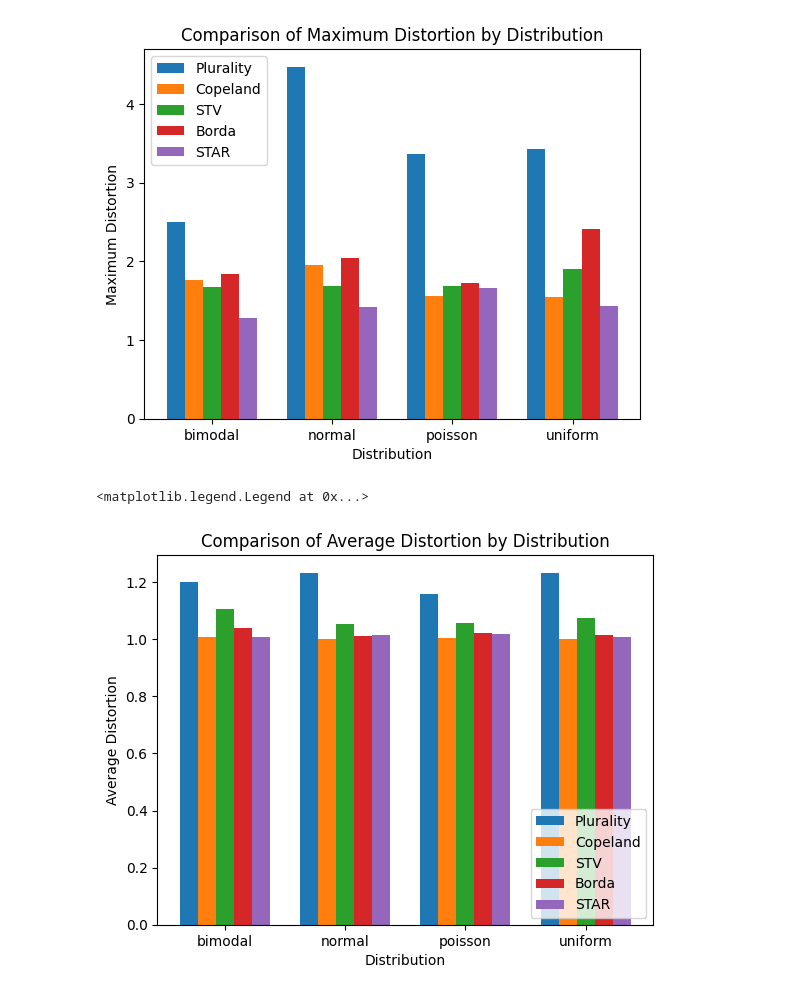
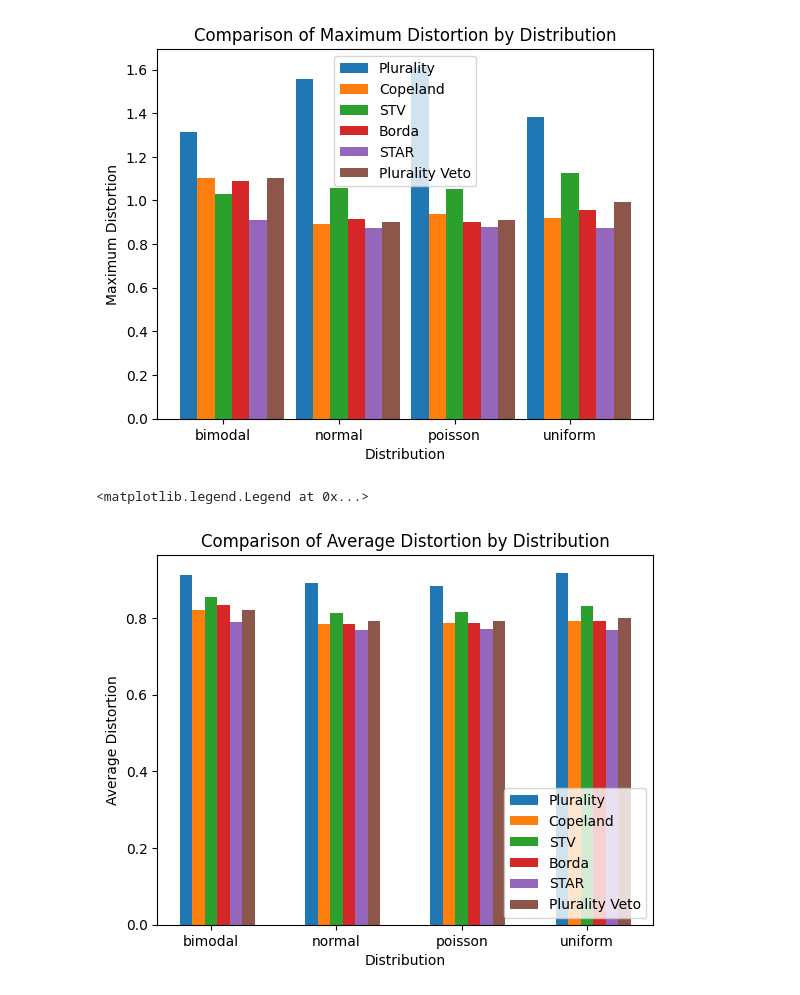
Before and after one commit to nguyetmle/voting-distortion, a Jupyter notebook: Visualization2D.ipynb, the cells around one changed output. Cells and saved outputs as stored; diff of their text form; code cells hidden in the pictures.

Commit message:
add plurality veto

```diff
--- a/Visualization2D.ipynb
+++ b/Visualization2D.ipynb
@@ -6,7 +6,7 @@ import pandas as pd
 import numpy as np
 # %%
 #read the output file
-df = pd.read_csv("output.csv")
+df = pd.read_csv("output3D.csv")
 df.head()
 df.info()
 # %% [output]
@@ -99,34 +102,36 @@ group_by_distribution
 distribution = group_by_distribution.index
 plurality_max = group_by_distribution["Plurality_Distortion_max"]
 copeland_max = group_by_distribution["Copeland_Distortion_max"]
 stv_max = group_by_distribution["STV_Distortion_max"]
 borda_max = group_by_distribution["Borda_Distortion_max"]
 star_max = group_by_distribution["STAR_Distortion_max"]
+pluralityVeto_max = group_by_distribution["PluralityVeto_Distortion_max"]
 
 # Set the width of each bar
 bar_width = 0.15
 
 # Define x-axis positions for the bars
 x = np.arange(len(distribution))
 
 # Create the bar plots for each distortion metric
 plt.bar(x - 2 * bar_width, plurality_max, width=bar_width, label="Plurality")
 plt.bar(x - bar_width, copeland_max, width=bar_width, label="Copeland")
 plt.bar(x, stv_max, width=bar_width, label="STV")
 plt.bar(x + bar_width, borda_max, width=bar_width, label="Borda")
 plt.bar(x + 2 * bar_width, star_max, width=bar_width, label="STAR")
+plt.bar(x + 3 * bar_width, pluralityVeto_max, width=bar_width, label="Plurality Veto")
 
 # Customize the plot
 plt.xlabel("Distribution")
 plt.ylabel("Maximum Distortion")
 plt.title("Comparison of Maximum Distortion by Distribution")
 plt.xticks(x, distribution)
 plt.legend()
 
 # Show the plot
 plt.show()
 # %% [output]
-[figure, old version]
+[figure, new version]
 # %%
 # Extract the data
 distribution = group_by_distribution.index
@@ -135,9 +140,10 @@ copeland_avg = group_by_distribution["Copeland_Distortion_avg"]
 stv_avg = group_by_distribution["STV_Distortion_avg"]
 borda_avg = group_by_distribution["Borda_Distortion_avg"]
 star_avg = group_by_distribution["STAR_Distortion_avg"]
+pluralityVeto_avg = group_by_distribution["PluralityVeto_Distortion_avg"]
 
 # Set the width of each bar
-bar_width = 0.15
+bar_width = 0.1
 
 # Define x-axis positions for the bars
 x = np.arange(len(distribution))
@@ -148,6 +154,7 @@ plt.bar(x - bar_width, copeland_avg, width=bar_width, label="Copeland")
 plt.bar(x, stv_avg, width=bar_width, label="STV")
 plt.bar(x + bar_width, borda_avg, width=bar_width, label="Borda")
 plt.bar(x + 2 * bar_width, star_avg, width=bar_width, label="STAR")
+plt.bar(x + 3 * bar_width, pluralityVeto_avg, width=bar_width, label="Plurality Veto")
 
 # Customize the plot
 plt.xlabel("Distribution")
@@ -157,5 +164,5 @@ plt.xticks(x, distribution)
 plt.legend(loc='lower right')
 # %% [output]
 <matplotlib.legend.Legend at 0x...>
-[figure, old version]
+[figure, new version]
 # %%
```
Also changed, not shown: parts of 17 cells of this notebook, 4 other files.
